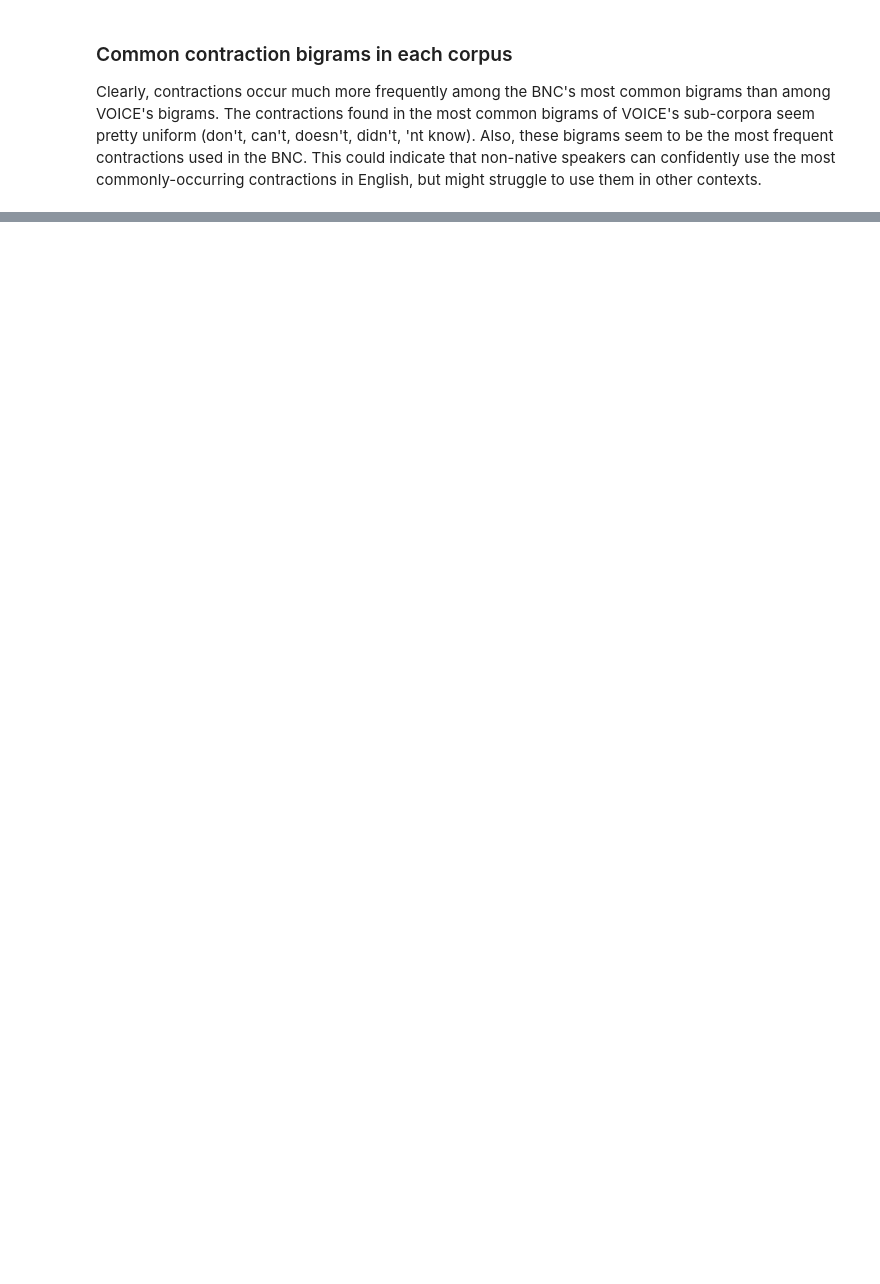
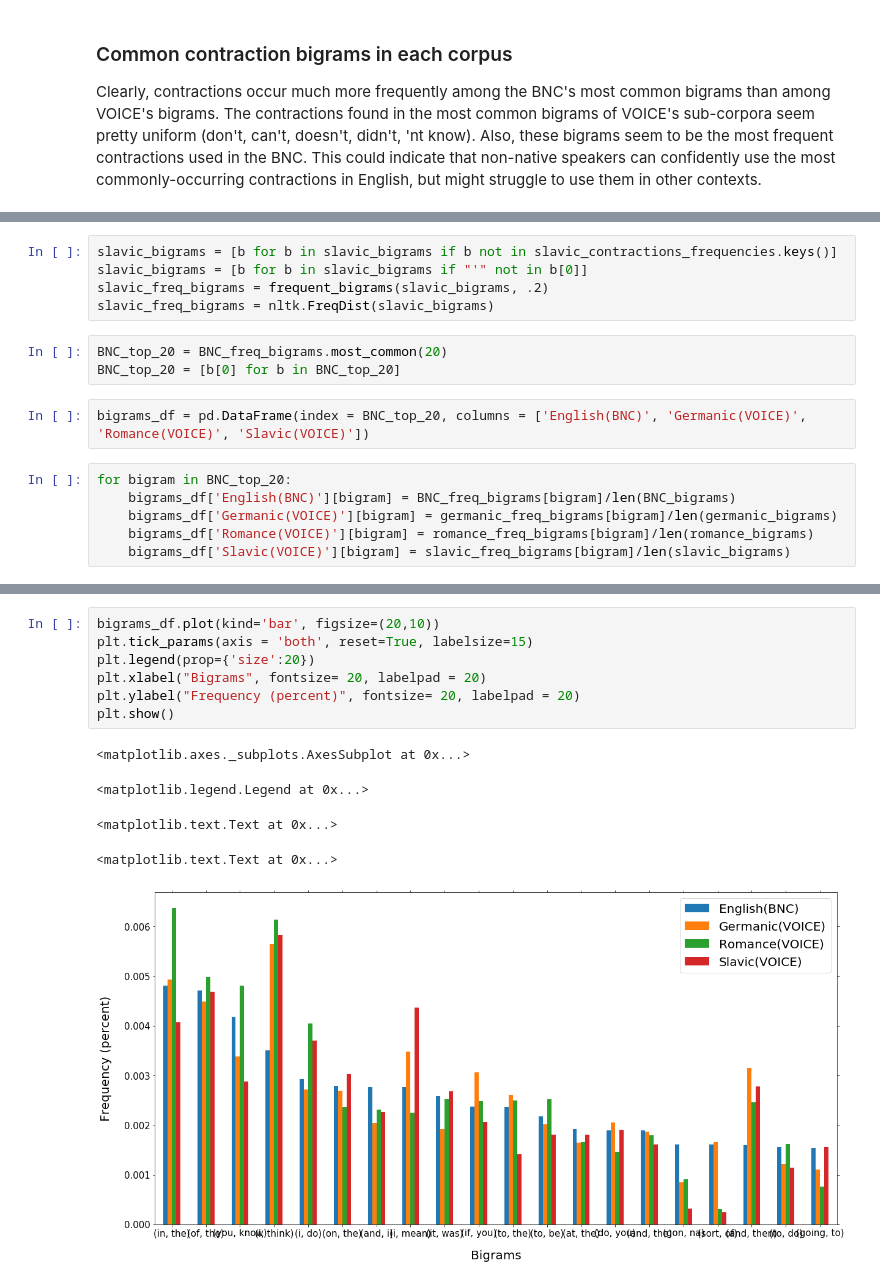
Before and after one commit to Data-Science-for-Linguists/Native_and_Non-native_English, a Jupyter notebook: analysis-bigrams.ipynb, the cells around one changed output, grey strips where cells are left out. Saved outputs shown, nothing was run; the diff lists cells and outputs as text; blank space fills up the shorter version.

```diff
--- a/analysis-bigrams.ipynb
+++ b/analysis-bigrams.ipynb
@@ -823,0 +1041,16 @@ contractions
+# %%
+slavic_bigrams = [b for b in slavic_bigrams if b not in slavic_contractions_frequencies.keys()]
+slavic_bigrams = [b for b in slavic_bigrams if "'" not in b[0]]
+slavic_freq_bigrams = frequent_bigrams(slavic_bigrams, .2)
+slavic_freq_bigrams = nltk.FreqDist(slavic_bigrams)
+# %%
+BNC_top_20 = BNC_freq_bigrams.most_common(20)
+BNC_top_20 = [b[0] for b in BNC_top_20]
+# %%
+bigrams_df = pd.DataFrame(index = BNC_top_20, columns = ['English(BNC)', 'Germanic(VOICE)', 'Romance(VOICE)', 'Slavic(VOICE)'])
+# %%
+for bigram in BNC_top_20:
+    bigrams_df['English(BNC)'][bigram] = BNC_freq_bigrams[bigram]/len(BNC_bigrams)
+    bigrams_df['Germanic(VOICE)'][bigram] = germanic_freq_bigrams[bigram]/len(germanic_bigrams)
+    bigrams_df['Romance(VOICE)'][bigram] = romance_freq_bigrams[bigram]/len(romance_bigrams)
+    bigrams_df['Slavic(VOICE)'][bigram] = slavic_freq_bigrams[bigram]/len(slavic_bigrams)
@@ -823,0 +1077,13 @@ contractions
+# %%
+bigrams_df.plot(kind='bar', figsize=(20,10))
+plt.tick_params(axis = 'both', reset=True, labelsize=15)
+plt.legend(prop={'size':20})
+plt.xlabel("Bigrams", fontsize= 20, labelpad = 20)
+plt.ylabel("Frequency (percent)", fontsize= 20, labelpad = 20)
+plt.show()
+# %% [output]
+<matplotlib.axes._subplots.AxesSubplot at 0x...>
+<matplotlib.legend.Legend at 0x...>
+<matplotlib.text.Text at 0x...>
+<matplotlib.text.Text at 0x...>
+[figure, added]
```
Also changed, not shown: parts of 62 cells of this notebook.
